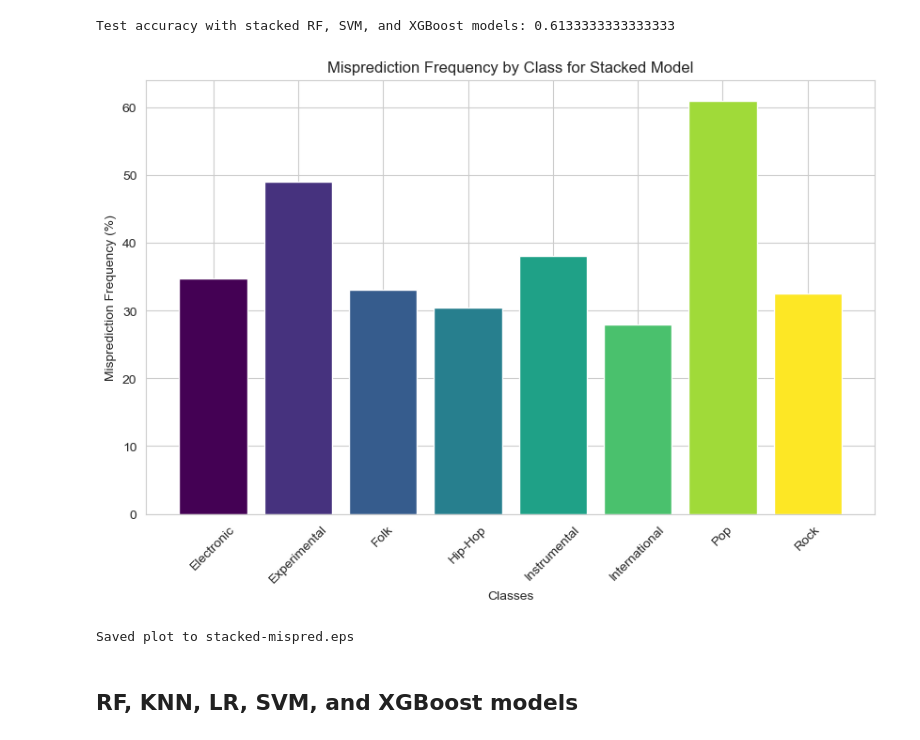
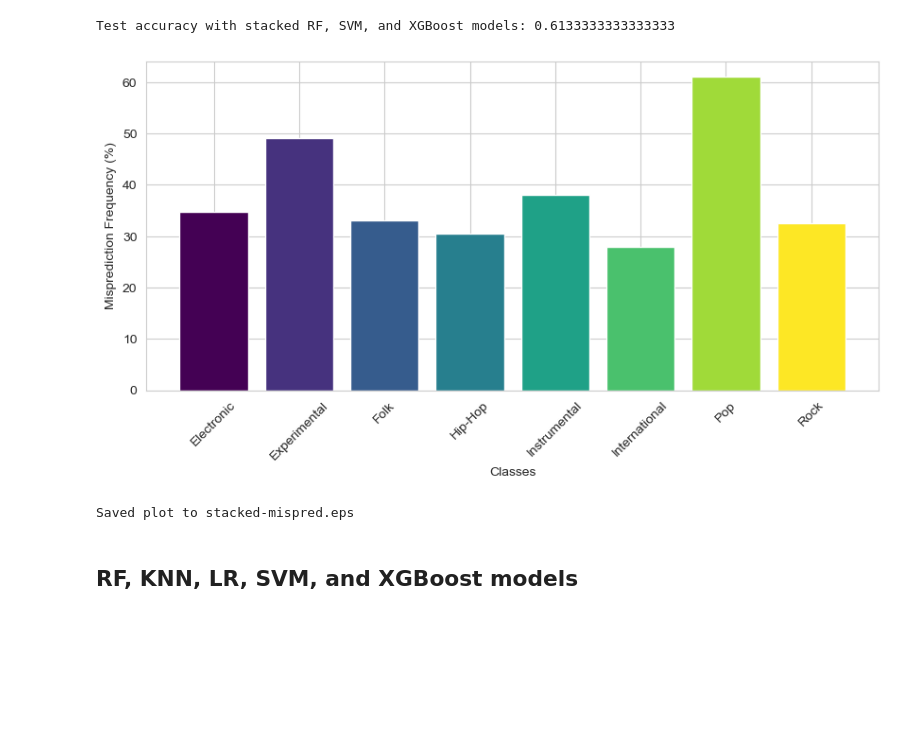
Before and after one commit to tobias-schnabel/sml-practical, a Jupyter notebook: Notebooks/main_max.ipynb, the cells around one changed output. Drawn from its saved outputs; the diff is of its cells as text; code cells hidden in the pictures; blank space fills up the shorter version.

Commit message:
tweaked plot

```diff
--- a/Notebooks/main_max.ipynb
+++ b/Notebooks/main_max.ipynb
@@ -31,11 +31,11 @@ from sklearn.preprocessing import LabelEncoder, StandardScaler
 import xgboost as xgb
 
 # Load the training data and the test inputs
-x_train = pd.read_csv('X_train.csv', index_col=0, header=[0, 1, 2])
+x_train = pd.read_csv('../Data/X_train.csv', index_col=0, header=[0, 1, 2])
 x_train_np = np.array(x_train)
-y_train = pd.read_csv('y_train.csv', index_col=0)
+y_train = pd.read_csv('../Data/y_train.csv', index_col=0)
 y_train_np = y_train.squeeze().to_numpy()  # Make y_train a NumPy array
-x_test = pd.read_csv('X_test.csv', index_col=0, header=[0, 1, 2])
+x_test = pd.read_csv('../Data/X_test.csv', index_col=0, header=[0, 1, 2])
 x_test_np = np.array(x_test)
 
 x_train_flat_columns = ['_'.join(col).strip() for col in x_train.columns.values]
@@ -555,35 +555,35 @@ mispredictions = (Y_test != final_predictions)
 
 # Decode the true labels and the predicted labels for interpretability
 y_test_decoded = label_encoder.inverse_transform(Y_test)
 final_predictions_decoded = label_encoder.inverse_transform(final_predictions)
 
 # Count the total occurrences for each class in the true test set
 total_counts = Counter(y_test_decoded)
 
 # Count mispredictions for each decoded class
 mispredicted_counts = Counter(y_test_decoded[mispredictions])
 
 # Calculate misprediction frequencies as a percentage
 misprediction_frequencies = {class_label: (mispredicted_counts.get(class_label, 0) / total_counts[class_label]) * 100
                              for class_label in total_counts}
 
 # Sort the classes by name to maintain consistent order
 sorted_class_labels = sorted(total_counts.keys())
 
 # Prepare colors, one for each class
 colors = plt.cm.viridis(np.linspace(0, 1, len(sorted_class_labels)))
 
 # Bar chart of misprediction frequencies (as percentages)
 stacked_mispred = plt.figure(figsize=(10, 6))
 plt.bar(range(len(sorted_class_labels)), [misprediction_frequencies[class_label] for class_label in sorted_class_labels], color=colors)
 plt.xlabel('Classes')
 plt.ylabel('Misprediction Frequency (%)')
 plt.xticks(ticks=range(len(sorted_class_labels)), labels=sorted_class_labels, rotation=45)
-plt.title('Misprediction Frequency by Class for Stacked Model')
+plt.subplots_adjust(bottom=0.3)
 plt.show()
 save_plot(stacked_mispred, "stacked-mispred")
 # %% [output]
-[figure, old version]
+[figure, new version]
 Saved plot to stacked-mispred.eps
 # %% [markdown]
 ## RF, KNN, LR, SVM, and XGBoost models
```
